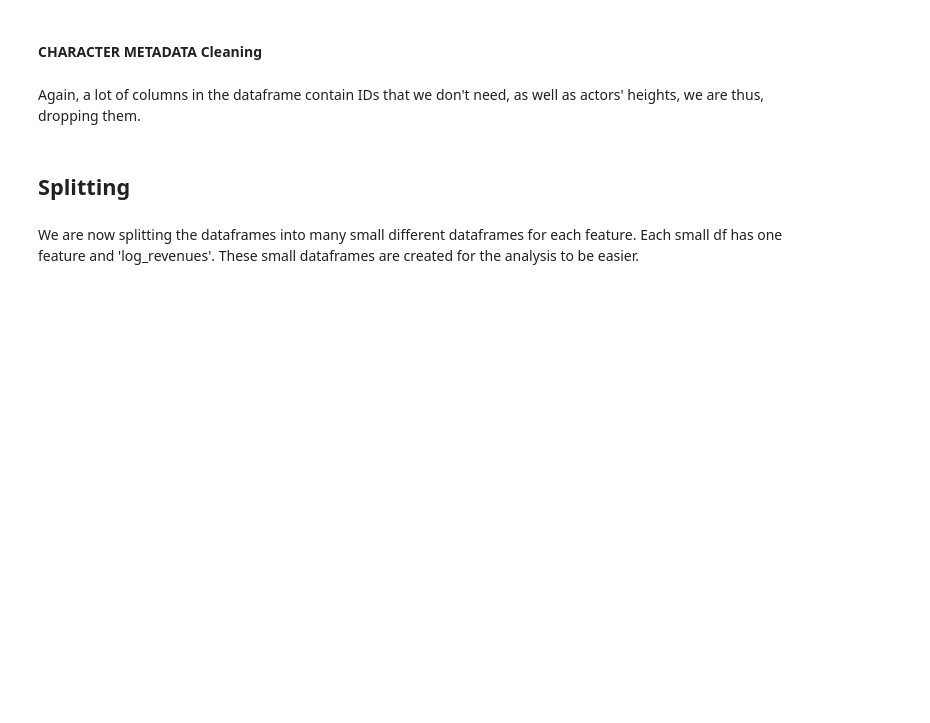
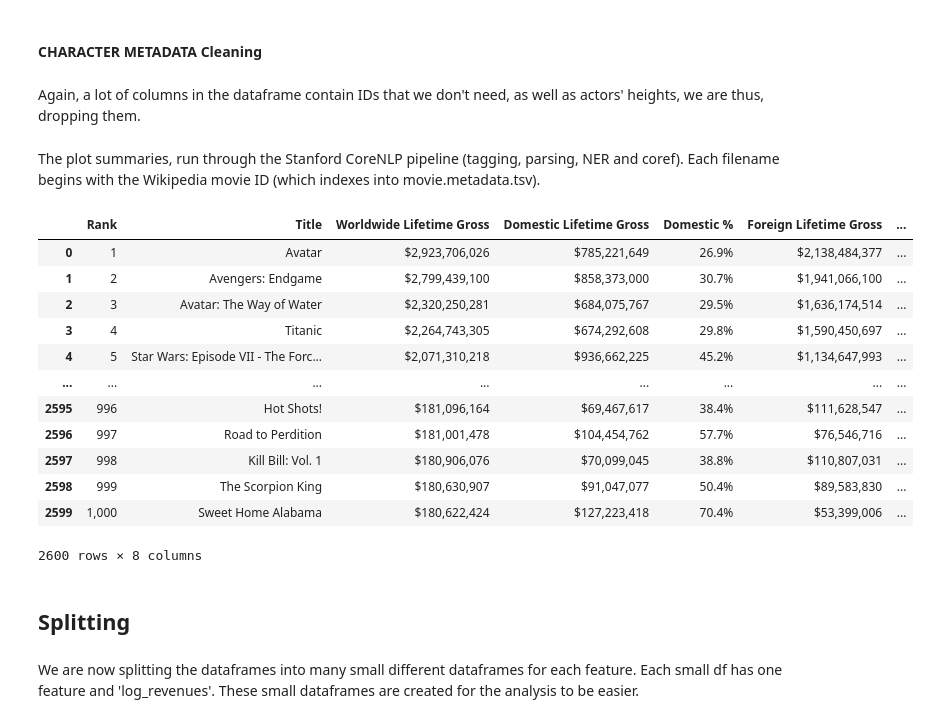
Before and after one commit to epfl-ada/ada-2023-project-adaflix, a Jupyter notebook: garik_notebook.ipynb, the cells around one changed output. Cells and saved outputs as stored; diff of their text form; code cells hidden in the pictures; blank space fills up the shorter version.

```diff
--- a/garik_notebook.ipynb
+++ b/garik_notebook.ipynb
@@ -102,6 +159,26 @@ Again, a lot of columns in the dataframe contain IDs that we don't need, as well
 # Dropping unnecessary character-related columns from the DataFrame
 character_columns_to_drop = ['Freebase movie ID', 'Actor ethnicity (Freebase ID)','Freebase character ID','Freebase actor ID','Actor height (in meters)']
 character_df.drop(character_columns_to_drop, axis=1, inplace=True)
+# %% [markdown]
+The plot summaries, run through the Stanford CoreNLP pipeline (tagging, parsing, NER and coref). Each filename begins with the Wikipedia movie ID (which indexes into movie.metadata.tsv).
+# %%
+# Form more details run the scripts/corenlp_plot_summary_parsing.ipynb
+core_nlp_df = pd.read_csv("external_dataset/boxofficemojo_dataframe.csv")
+core_nlp_df
+# %% [output]
+|  | Rank | Title | Worldwide Lifetime Gross | Domestic Lifetime Gross | Domestic % | Foreign Lifetime Gross | ... |
+| 0 | 1 | Avatar | $2,923,706,026 | $785,221,649 | 26.9% | $2,138,484,377 | ... |
+| 1 | 2 | Avengers: Endgame | $2,799,439,100 | $858,373,000 | 30.7% | $1,941,066,100 | ... |
+| 2 | 3 | Avatar: The Way of Water | $2,320,250,281 | $684,075,767 | 29.5% | $1,636,174,514 | ... |
+| 3 | 4 | Titanic | $2,264,743,305 | $674,292,608 | 29.8% | $1,590,450,697 | ... |
+| 4 | 5 | Star Wars: Episode VII - The Forc... | $2,071,310,218 | $936,662,225 | 45.2% | $1,134,647,993 | ... |
+| ... | ... | ... | ... | ... | ... | ... | ... |
+| 2595 | 996 | Hot Shots! | $181,096,164 | $69,467,617 | 38.4% | $111,628,547 | ... |
+| 2596 | 997 | Road to Perdition | $181,001,478 | $104,454,762 | 57.7% | $76,546,716 | ... |
+| 2597 | 998 | Kill Bill: Vol. 1 | $180,906,076 | $70,099,045 | 38.8% | $110,807,031 | ... |
+| 2598 | 999 | The Scorpion King | $180,630,907 | $91,047,077 | 50.4% | $89,583,830 | ... |
+| 2599 | 1,000 | Sweet Home Alabama | $180,622,424 | $127,223,418 | 70.4% | $53,399,006 | ... |
+2600 rows × 8 columns
 # %% [markdown]
 ## Splitting
 # %% [markdown]
```
Also changed, not shown: parts of 29 cells of this notebook.
